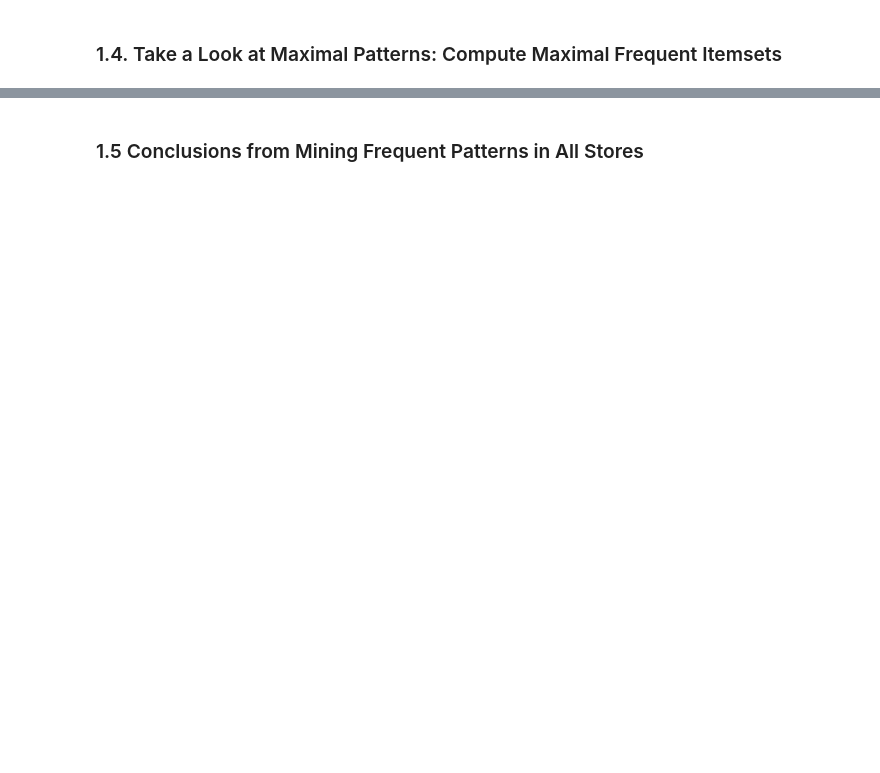
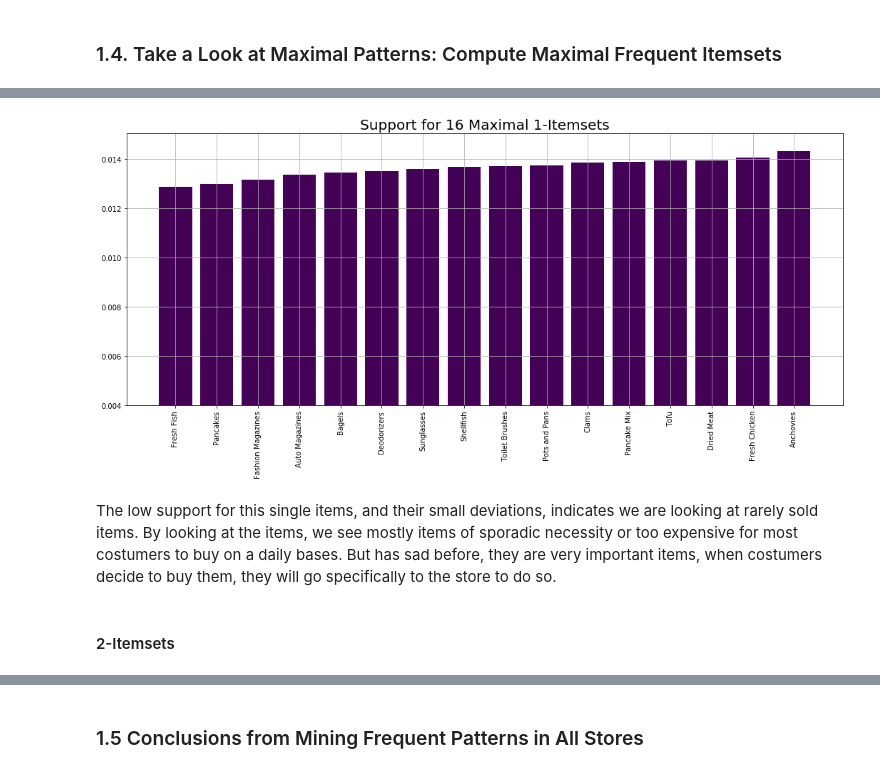
Before and after one commit to PedroCotovio/PD_1_Pattern_Mining, a Jupyter notebook: PD_201920_Project.ipynb, the cells around one changed output, grey strips where cells are left out. Drawn from its saved outputs; the diff is of its cells as text; code cells hidden in the pictures; blank space fills up the shorter version.

```diff
--- a/PD_201920_Project.ipynb
+++ b/PD_201920_Project.ipynb
@@ -361,0 +546,13 @@ Write text in cells like this ...
+# %%
+# Using efficient alternative
+
+
+min_support=0.004
+
+# Compute itemsets ordered by length (descending)
+
+maximal_frequent = all_stores.create_item_set(algorithm='fpmax', min_support=min_support, order=True, ascending=False)
+
+print('{} Maximal Itemsets with at least {} % support'.format(len(maximal_frequent), min_support*100))
+
+maximal_frequent.head(10)
@@ -362,8 +576,9 @@ Write text in cells like this ...
 # %%
-min_support=0.000001
+# Compute itemsets ordered by length (descending)
 
-frequent = all_stores.create_item_set(algorithm='fpmax', min_support=min_support, order=False)
+maximal_frequent = all_stores.create_item_set(algorithm='fpmax', min_support=min_support, order=False, length=[1,1])
 
-print('{} Itemsets with at least {} % support'.format(len(frequent), min_support*100))
-frequent.head(10)
+print('{} Maximal Itemsets with at least {} % support'.format(len(maximal_frequent), min_support*100))
+
+maximal_frequent.head(10)
 # %% [output]
@@ -372,0 +601,18 @@ Write text in cells like this ...
+# %%
+items = [list(item_set)[0] for item_set in maximal_frequent['itemsets'].values]
+
+plt.rcParams['figure.figsize'] = (18, 7)
+color = plt.cm.viridis(1)
+plt.bar(items, maximal_frequent['support'].values, color=color)
+plt.title('Support for {} Maximal 1-Itemsets'.format(len(maximal_frequent)), fontsize = 20)
+plt.xticks(rotation = 90 )
+plt.ylim(bottom=min_support)
+plt.grid()
+plt.show()
+# %% [output]
+[figure, added]
+# %% [markdown]
+The low support for this single items, and their small deviations, indicates we are looking at rarely sold items. By looking at the items, we see mostly items of sporadic necessity or too expensive for most costumers to buy on a daily bases.
+But has sad before, they are very important items, when costumers decide to buy them, they will go specifically to the store to do so.
+# %% [markdown]
+#### 2-Itemsets
```
Also changed, not shown: parts of 103 cells of this notebook, 7 other files.
